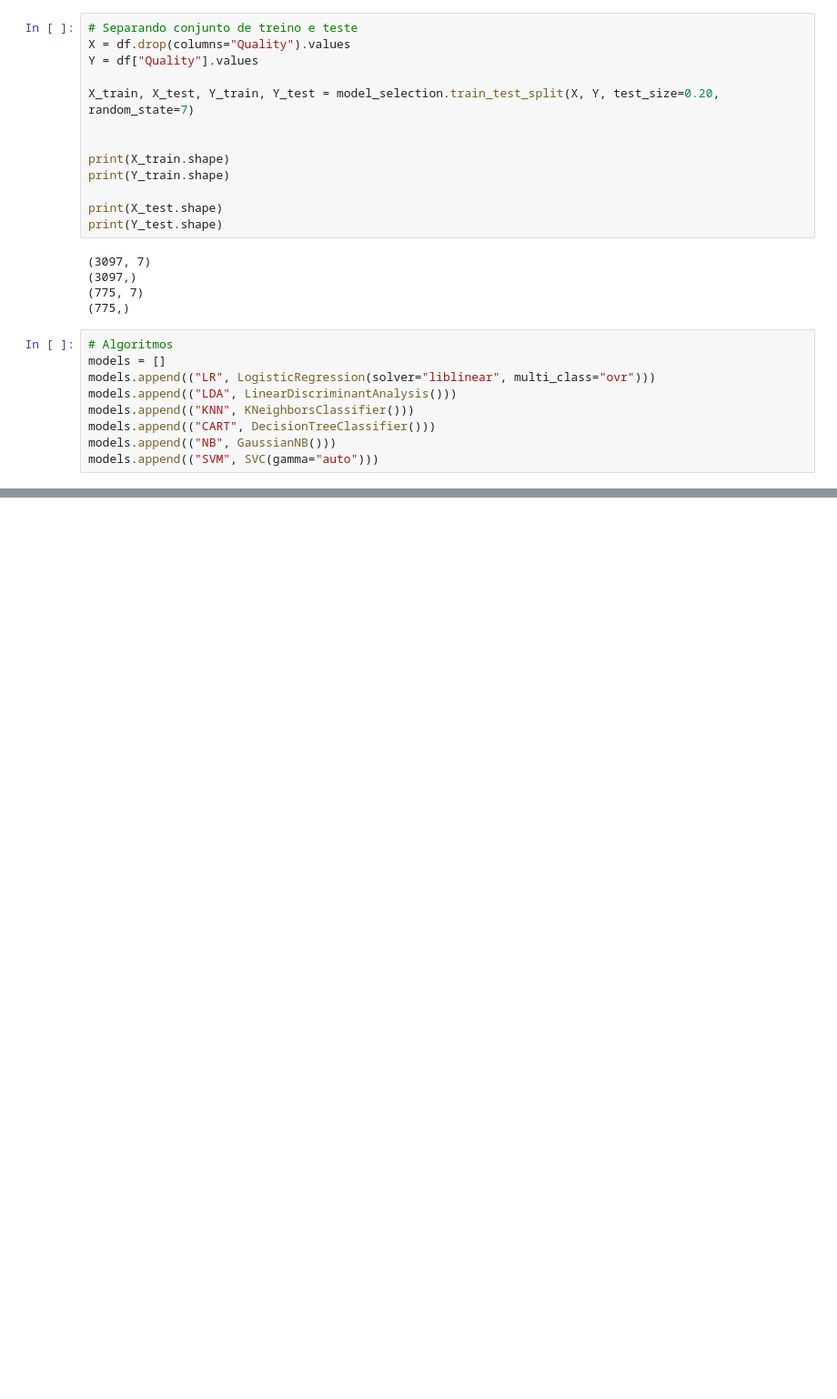
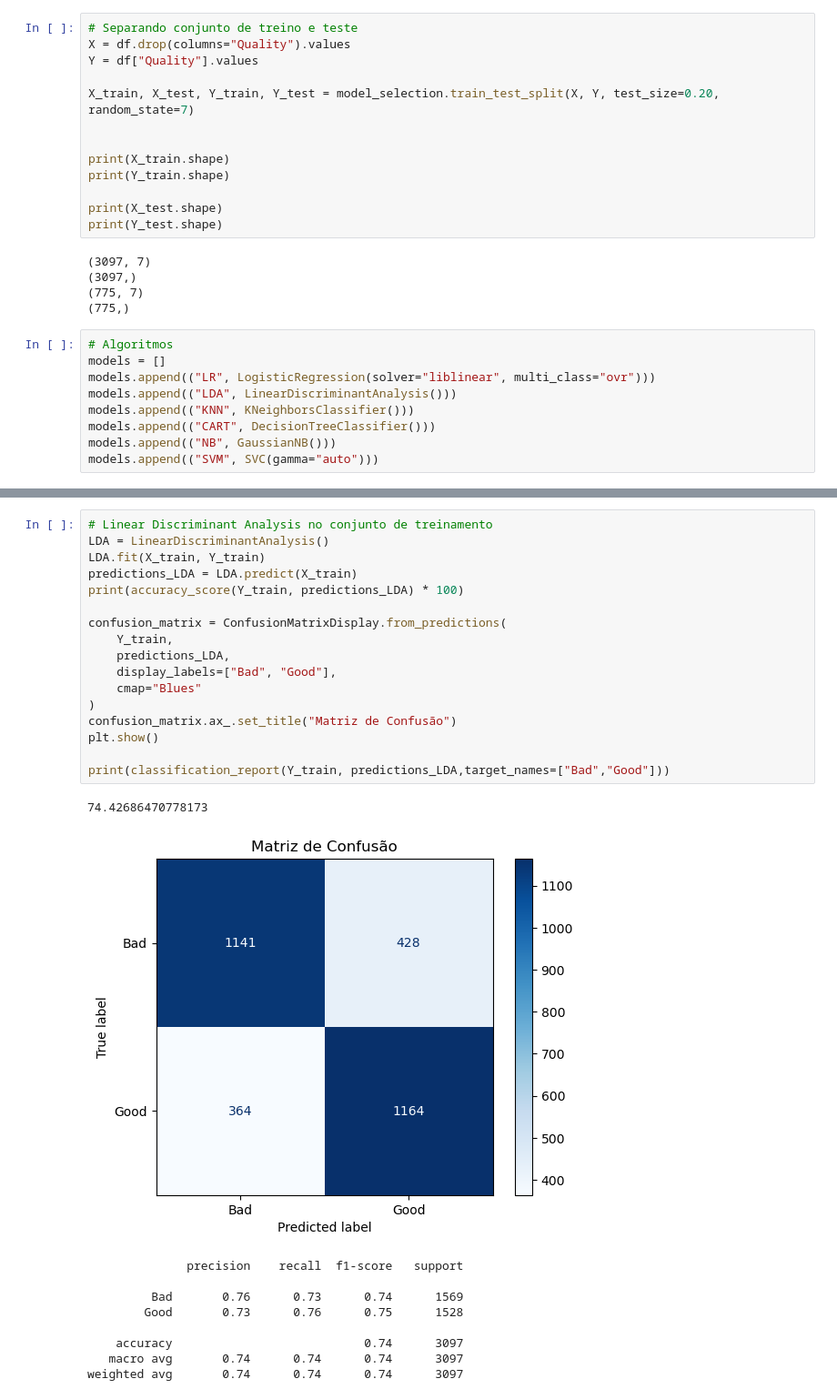
Before and after one commit to Guilherme-Luis/Chat-Apple-Quality, a Jupyter notebook: ml/Extract-model.ipynb, the cells around one changed output, grey strips where cells are left out. Shown at 91% size. Drawn from its saved outputs; the diff is of its cells as text; blank space fills up the shorter version.

```diff
--- a/ml/Extract-model.ipynb
+++ b/ml/Extract-model.ipynb
@@ -135,0 +193,28 @@ plt.show()
+# %%
+# Linear Discriminant Analysis no conjunto de treinamento
+LDA = LinearDiscriminantAnalysis()
+LDA.fit(X_train, Y_train)
+predictions_LDA = LDA.predict(X_train)
+print(accuracy_score(Y_train, predictions_LDA) * 100)
+
+confusion_matrix = ConfusionMatrixDisplay.from_predictions(
+    Y_train,
+    predictions_LDA,
+    display_labels=["Bad", "Good"],
+    cmap="Blues"
+)
+confusion_matrix.ax_.set_title("Matriz de Confusão")
+plt.show()
+
+print(classification_report(Y_train, predictions_LDA,target_names=["Bad","Good"]))
+# %% [output]
+74.42686470778173
+[figure, added]
+              precision    recall  f1-score   support
+
+         Bad       0.76      0.73      0.74      1569
+        Good       0.73      0.76      0.75      1528
+
+    accuracy                           0.74      3097
+   macro avg       0.74      0.74      0.74      3097
+weighted avg       0.74      0.74      0.74      3097
```
Also changed, not shown: parts of 8 cells of this notebook, 1 other file.
